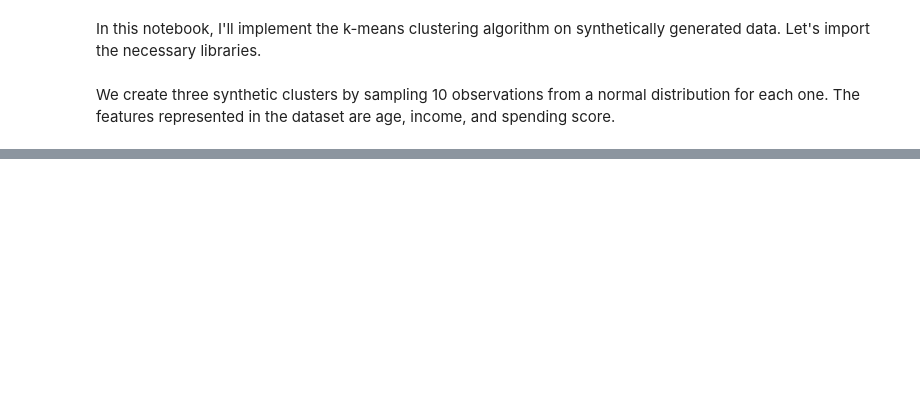
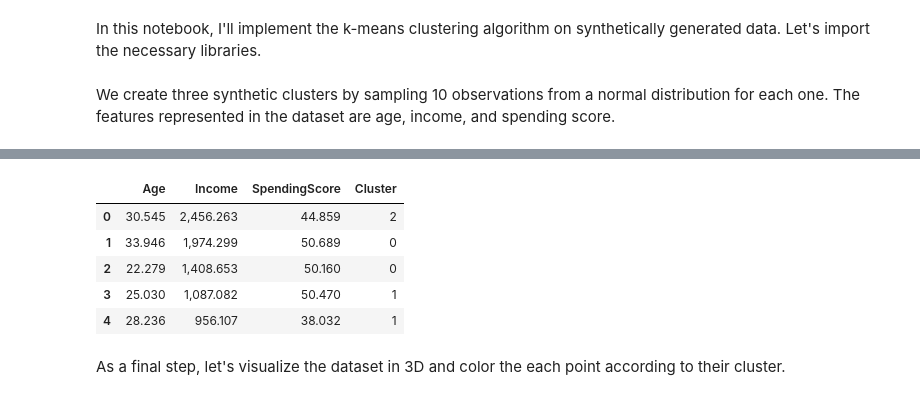
Before and after one commit to koprendo/Analytics-and-Machine-Learning, a Jupyter notebook: Unsupervised/K-Means/kmeans.ipynb, the cells around one changed output, grey strips where cells are left out. Drawn from its saved outputs; the diff is of its cells as text; code cells hidden in the pictures; blank space fills up the shorter version.

Commit message:
updated kmeans notebook
- added new descripive texts
- revised old descripive texts
- implemented code blocks for k-means algorithm and colored 3D visualization

```diff
--- a/Unsupervised/K-Means/kmeans.ipynb
+++ b/Unsupervised/K-Means/kmeans.ipynb
@@ -82,0 +89,17 @@ plt.show()
+# %%
+# k-means algorithm set
+kmeans = KMeans(n_clusters=3, random_state=42)
+
+# apply on synthetic data and create a cluster column
+df['Cluster'] = kmeans.fit_predict(df)
+
+df.head()
+# %% [output]
+|  | Age | Income | SpendingScore | Cluster |
+| 0 | 30.545 | 2,456.263 | 44.859 | 2 |
+| 1 | 33.946 | 1,974.299 | 50.689 | 0 |
+| 2 | 22.279 | 1,408.653 | 50.160 | 0 |
+| 3 | 25.030 | 1,087.082 | 50.470 | 1 |
+| 4 | 28.236 | 956.107 | 38.032 | 1 |
+# %% [markdown]
+As a final step, let's visualize the dataset in 3D and color the each point according to their cluster.
```
Also changed, not shown: parts of 13 cells of this notebook.
